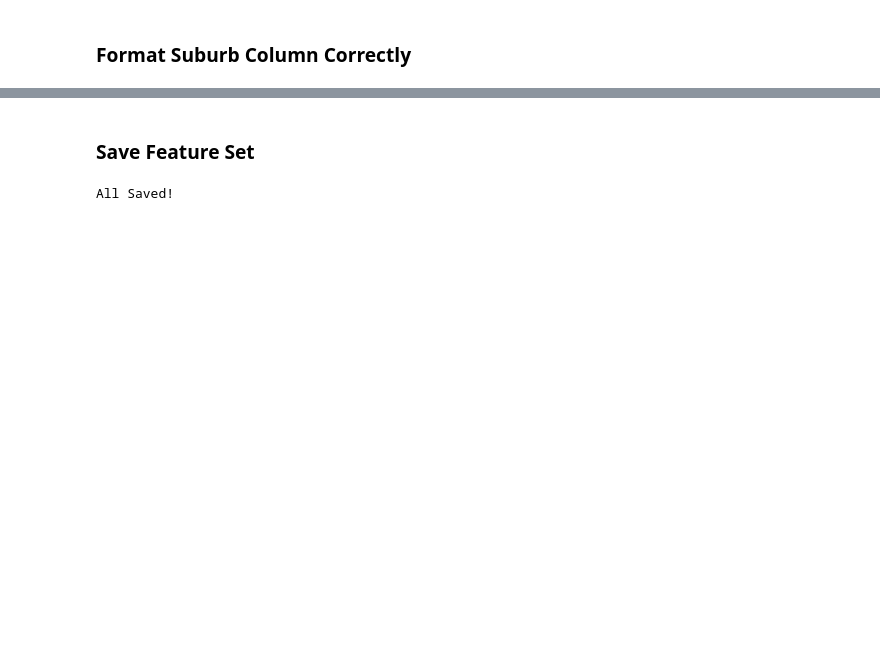
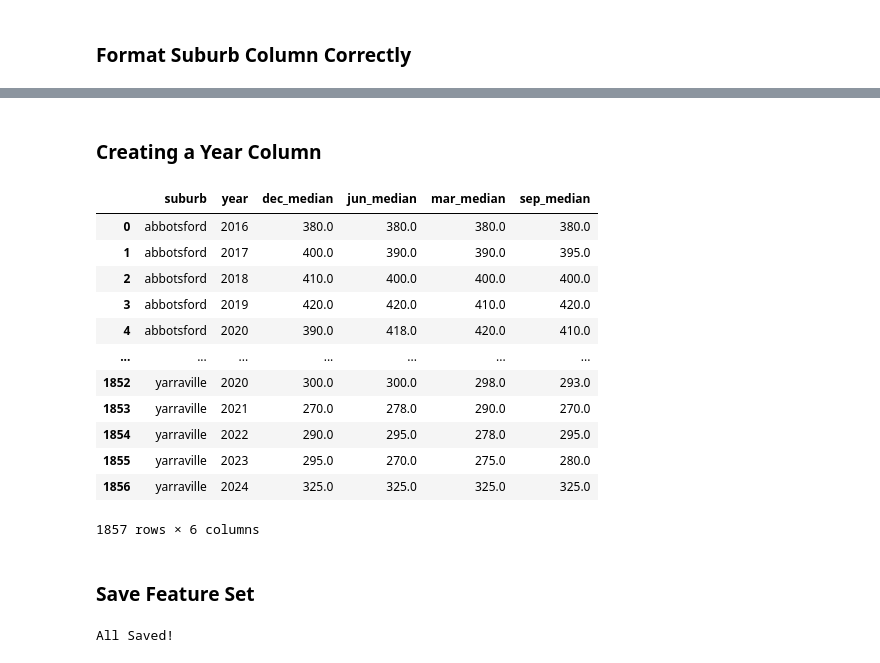
Before and after one commit to MAST30034-AppliedDataScience/project-2-group-real-estate-industry-project-15, a Jupyter notebook: notebooks/preprocess_rental_history.ipynb, the cells around one changed output, grey strips where cells are left out. Drawn from its saved outputs; the diff is of its cells as text; code cells hidden in the pictures; blank space fills up the shorter version.

```diff
--- a/notebooks/preprocess_rental_history.ipynb
+++ b/notebooks/preprocess_rental_history.ipynb
@@ -286,3 +245,61 @@ all_properties
+# %% [markdown]
+### Creating a Year Column
+# %%
+############EDIT THIS
+
+
+def create_year_column(df):
+    # Melt the dataframe to have 'suburb' and 'year' columns, with month median values in rows
+    df_melted = pd.melt(df, id_vars=['suburb'], var_name='month_year', value_name='median_value')
+
+    # Extract the month and year from the 'month_year' column
+    df_melted['month'] = df_melted['month_year'].apply(lambda x: x.split('_')[0])
+    df_melted['year'] = df_melted['month_year'].apply(lambda x: x.split('_')[1])
+
+    # Convert median_value to numeric, handling errors and missing values
+    df_melted['median_value'] = pd.to_numeric(df_melted['median_value'], errors='coerce')
+
+    # Pivot the dataframe to get the desired format with {month}_median columns
+    df_transformed = df_melted.pivot_table(index=['suburb', 'year'],
+                                           columns='month',
+                                           values='median_value').reset_index()
+
+    # Rename columns to have the format {month}_median
+    df_transformed.columns = ['suburb', 'year'] + [f"{col}_median" for col in df_transformed.columns if col not in ['suburb', 'year']]
+
+    # Identify columns ending in _median
+    median_cols = [col for col in df_transformed.columns if col.endswith('_median')]
+
+    # Fill NaN values with the median of the row for columns ending in _median
+    df_transformed[median_cols] = df_transformed[median_cols].apply(
+        lambda row: row.fillna(row.median()), axis=1
+    )
+
+    return df_transformed
+
+one_bed_flat = create_year_column(one_bed_flat)
+two_bed_flat = create_year_column(two_bed_flat)
+three_bed_flat = create_year_column(three_bed_flat)
+two_bed_house = create_year_column(two_bed_house)
+three_bed_house = create_year_column(three_bed_house)
+four_bed_house = create_year_column(four_bed_house)
+all_properties = create_year_column(all_properties)
+
+one_bed_flat
+# %% [output]
+|  | suburb | year | dec_median | jun_median | mar_median | sep_median |
+| 0 | abbotsford | 2016 | 380.0 | 380.0 | 380.0 | 380.0 |
+| 1 | abbotsford | 2017 | 400.0 | 390.0 | 390.0 | 395.0 |
+| 2 | abbotsford | 2018 | 410.0 | 400.0 | 400.0 | 400.0 |
+| 3 | abbotsford | 2019 | 420.0 | 420.0 | 410.0 | 420.0 |
+| 4 | abbotsford | 2020 | 390.0 | 418.0 | 420.0 | 410.0 |
+| ... | ... | ... | ... | ... | ... | ... |
+| 1852 | yarraville | 2020 | 300.0 | 300.0 | 298.0 | 293.0 |
+| 1853 | yarraville | 2021 | 270.0 | 278.0 | 290.0 | 270.0 |
+| 1854 | yarraville | 2022 | 290.0 | 295.0 | 278.0 | 295.0 |
+| 1855 | yarraville | 2023 | 295.0 | 270.0 | 275.0 | 280.0 |
+| 1856 | yarraville | 2024 | 325.0 | 325.0 | 325.0 | 325.0 |
+1857 rows × 6 columns
 # %% [markdown]
 ### Save Feature Set
 # %%
```
Also changed, not shown: parts of 7 cells of this notebook.
